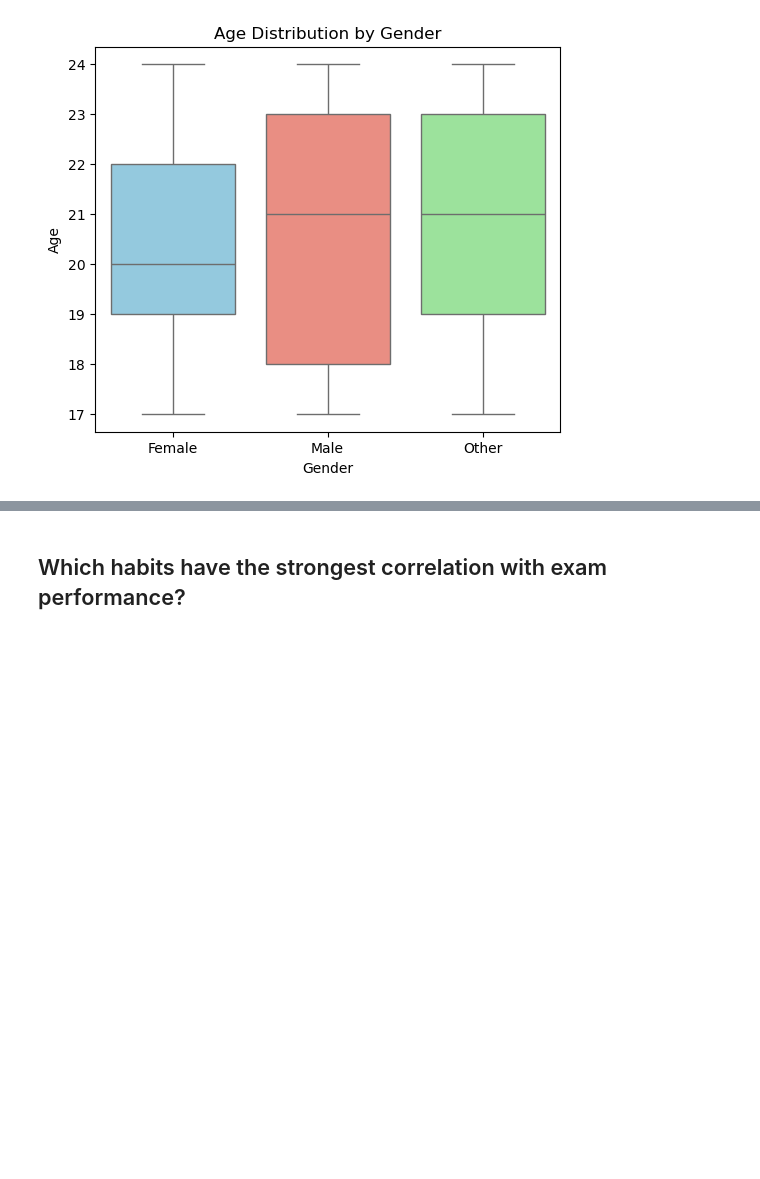
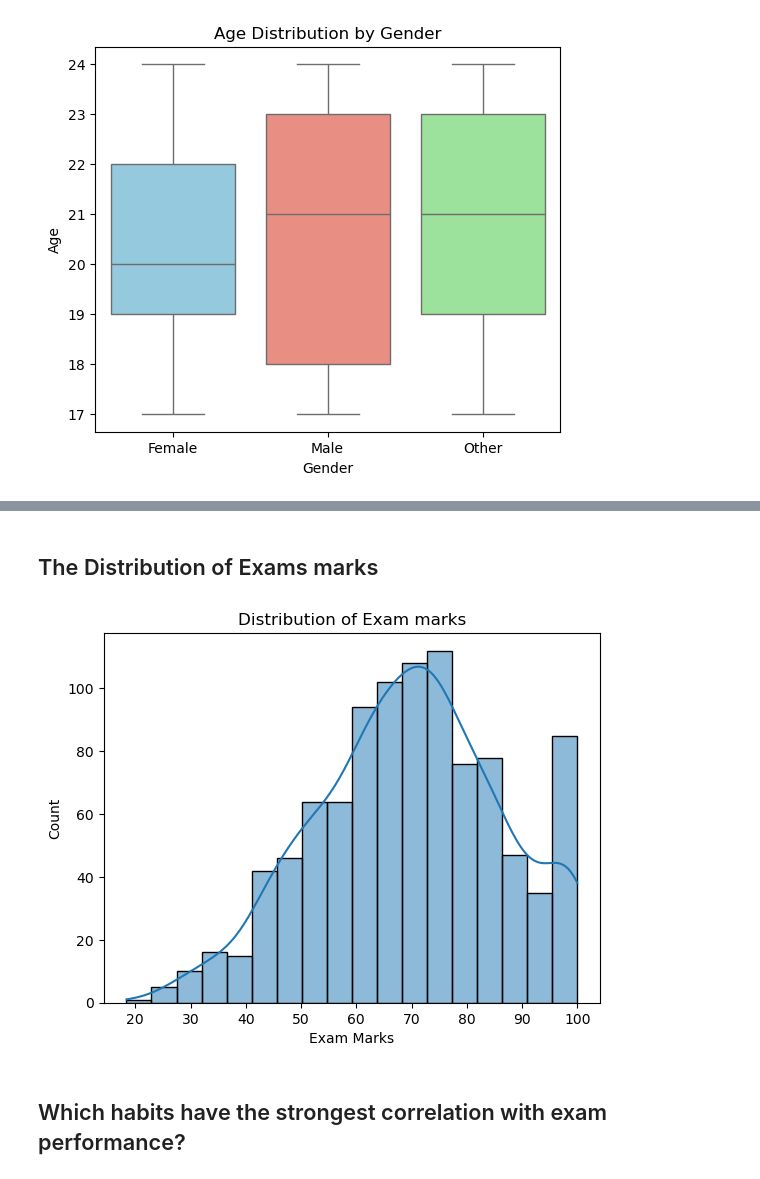
Before and after one commit to SahilDawale-25/Student_performance_EDA, a Jupyter notebook: Student_EDA_project.ipynb, the cells around one changed output, grey strips where cells are left out. Cells and saved outputs as stored; diff of their text form; code cells hidden in the pictures; blank space fills up the shorter version.

```diff
--- a/Student_EDA_project.ipynb
+++ b/Student_EDA_project.ipynb
@@ -156,3 +178,11 @@ plt.show()
+# %% [markdown]
+## The Distribution of Exams marks
+# %%
+sns.histplot(df['exam_score'], kde = True)
+plt.xlabel('Exam Marks');
+plt.title("Distribution of Exam marks");
+# %% [output]
+[figure, added]
 # %% [markdown]
 ## Which habits have the strongest correlation with exam performance?
 # %%
```
Also changed, not shown: parts of 5 cells of this notebook.
